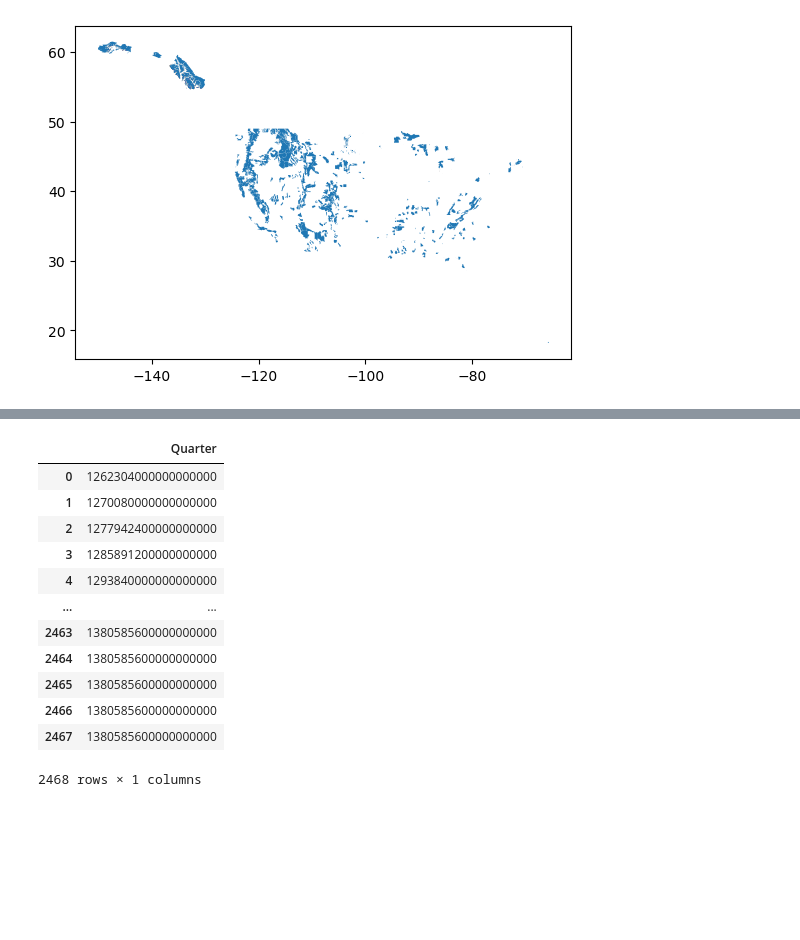
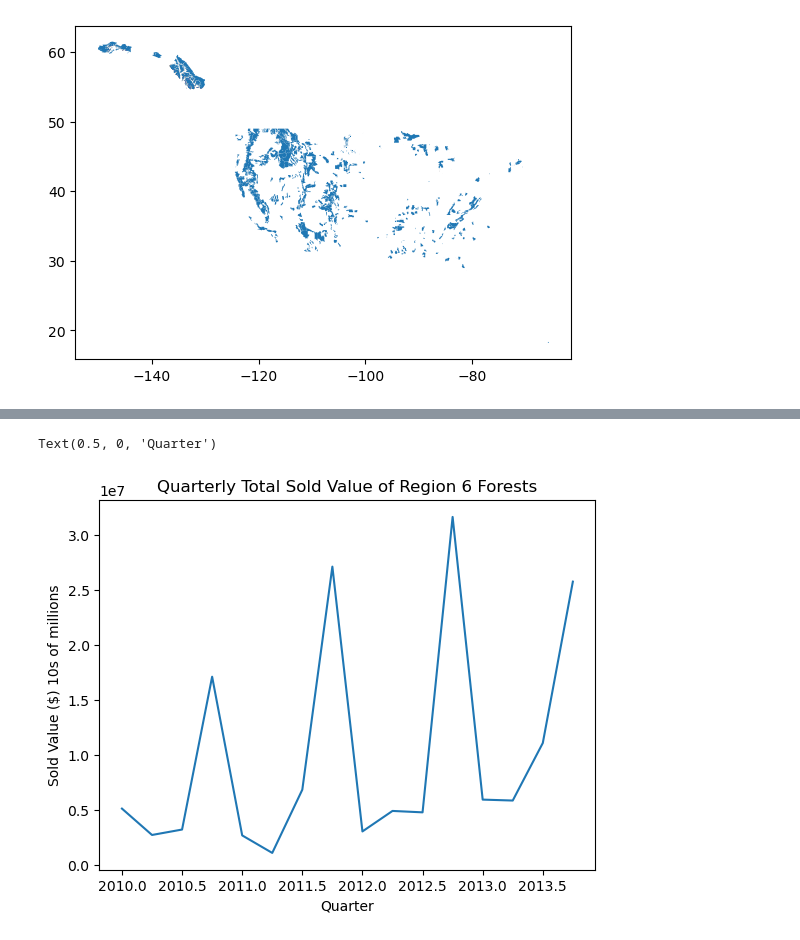
Before and after one commit to langoodall/Project-Timber-Harvesting, a Jupyter notebook: Timber.ipynb, the cells around one changed output, grey strips where cells are left out. Drawn from its saved outputs; the diff is of its cells as text; code cells hidden in the pictures; blank space fills up the shorter version.

```diff
--- a/Timber.ipynb
+++ b/Timber.ipynb
@@ -113,16 +96,9 @@ sns.lineplot(df, x='Quarter', y='Sold_Value', hue='National_Forest')
-# %%
-X
-# %% [output]
-|  | Quarter |
-| 0 | 1262304000000000000 |
-| 1 | 1270080000000000000 |
-| 2 | 1277942400000000000 |
-| 3 | 1285891200000000000 |
-| 4 | 1293840000000000000 |
-| ... | ... |
-| 2463 | 1380585600000000000 |
-| 2464 | 1380585600000000000 |
-| 2465 | 1380585600000000000 |
-| 2466 | 1380585600000000000 |
-| 2467 | 1380585600000000000 |
-2468 rows × 1 columns
+# %%
+# Check out pattern of total sold value
+sns.lineplot(totalHarvestDf, x='Numeric_Quarter', y='Sold_Value')
+plt.title('Quarterly Total Sold Value of Region 6 Forests')
+plt.ylabel("Sold Value ($) 10s of millions")
+plt.xlabel('Quarter')
+# %% [output]
+Text(0.5, 0, 'Quarter')
+[figure, added]
```
Also changed, not shown: parts of 10 cells of this notebook.
